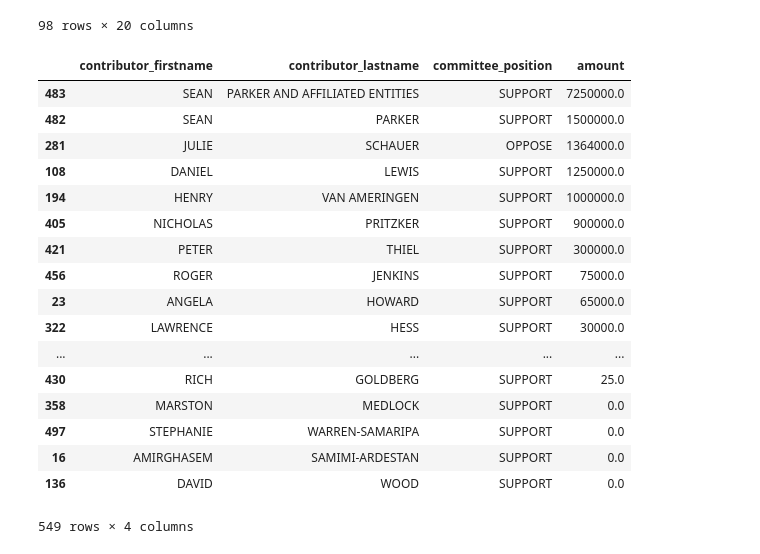
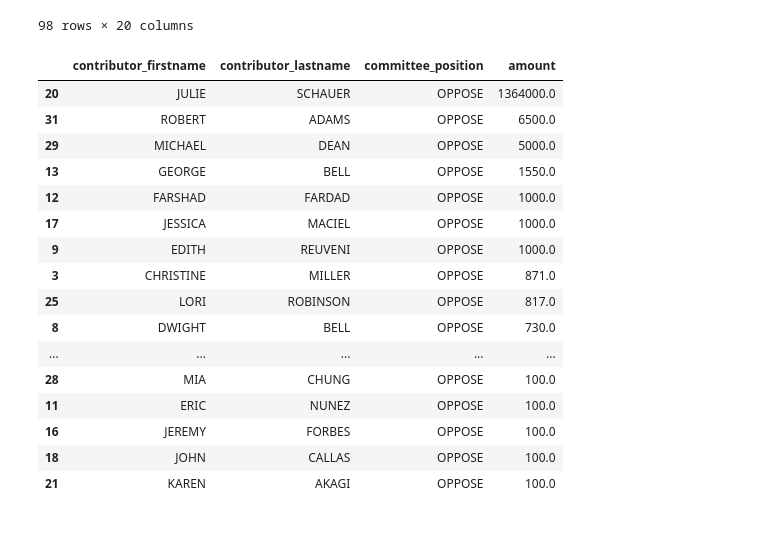
Before and after one commit to ClassRepo/first-python-notebook, a Jupyter notebook: Hello Sort.ipynb, the cells around one changed output. Drawn from its saved outputs; the diff is of its cells as text; code cells hidden in the pictures.

Commit message:
added a where clause to pull ONLY OPPOSE

```diff
--- a/Hello Sort.ipynb
+++ b/Hello Sort.ipynb
@@ -55,23 +55,22 @@ oppose.sort_values("amount", ascending=False)
 | 299 | ocd-contest/232cb72c-1b11-4293-b4... | 1381868 | 83 | PROPOSITION 064- MARIJUANA LEGALI... | 459 | 1382568 | ... |
 98 rows × 20 columns
 # %%
-merged.groupby(["contributor_firstname", "contributor_lastname", "committee_position"]).amount.sum().reset_index().sort_values("amount", ascending=False)
+merged.where(merged.committee_position == "OPPOSE").groupby(["contributor_firstname", "contributor_lastname", "committee_position"]).amount.sum().reset_index().sort_values("amount", ascending=False)
 # %% [output]
 |  | contributor_firstname | contributor_lastname | committee_position | amount |
-| 483 | SEAN | PARKER AND AFFILIATED ENTITIES | SUPPORT | 7250000.0 |
-| 482 | SEAN | PARKER | SUPPORT | 1500000.0 |
-| 281 | JULIE | SCHAUER | OPPOSE | 1364000.0 |
-| 108 | DANIEL | LEWIS | SUPPORT | 1250000.0 |
-| 194 | HENRY | VAN AMERINGEN | SUPPORT | 1000000.0 |
-| 405 | NICHOLAS | PRITZKER | SUPPORT | 900000.0 |
-| 421 | PETER | THIEL | SUPPORT | 300000.0 |
-| 456 | ROGER | JENKINS | SUPPORT | 75000.0 |
-| 23 | ANGELA | HOWARD | SUPPORT | 65000.0 |
-| 322 | LAWRENCE | HESS | SUPPORT | 30000.0 |
+| 20 | JULIE | SCHAUER | OPPOSE | 1364000.0 |
+| 31 | ROBERT | ADAMS | OPPOSE | 6500.0 |
+| 29 | MICHAEL | DEAN | OPPOSE | 5000.0 |
+| 13 | GEORGE | BELL | OPPOSE | 1550.0 |
+| 12 | FARSHAD | FARDAD | OPPOSE | 1000.0 |
+| 17 | JESSICA | MACIEL | OPPOSE | 1000.0 |
+| 9 | EDITH | REUVENI | OPPOSE | 1000.0 |
+| 3 | CHRISTINE | MILLER | OPPOSE | 871.0 |
+| 25 | LORI | ROBINSON | OPPOSE | 817.0 |
+| 8 | DWIGHT | BELL | OPPOSE | 730.0 |
 | ... | ... | ... | ... | ... |
-| 430 | RICH | GOLDBERG | SUPPORT | 25.0 |
-| 358 | MARSTON | MEDLOCK | SUPPORT | 0.0 |
-| 497 | STEPHANIE | WARREN-SAMARIPA | SUPPORT | 0.0 |
-| 16 | AMIRGHASEM | SAMIMI-ARDESTAN | SUPPORT | 0.0 |
-| 136 | DAVID | WOOD | SUPPORT | 0.0 |
+| 28 | MIA | CHUNG | OPPOSE | 100.0 |
+| 11 | ERIC | NUNEZ | OPPOSE | 100.0 |
+| 16 | JEREMY | FORBES | OPPOSE | 100.0 |
+| 18 | JOHN | CALLAS | OPPOSE | 100.0 |
+| 21 | KAREN | AKAGI | OPPOSE | 100.0 |
-549 rows × 4 columns
```
